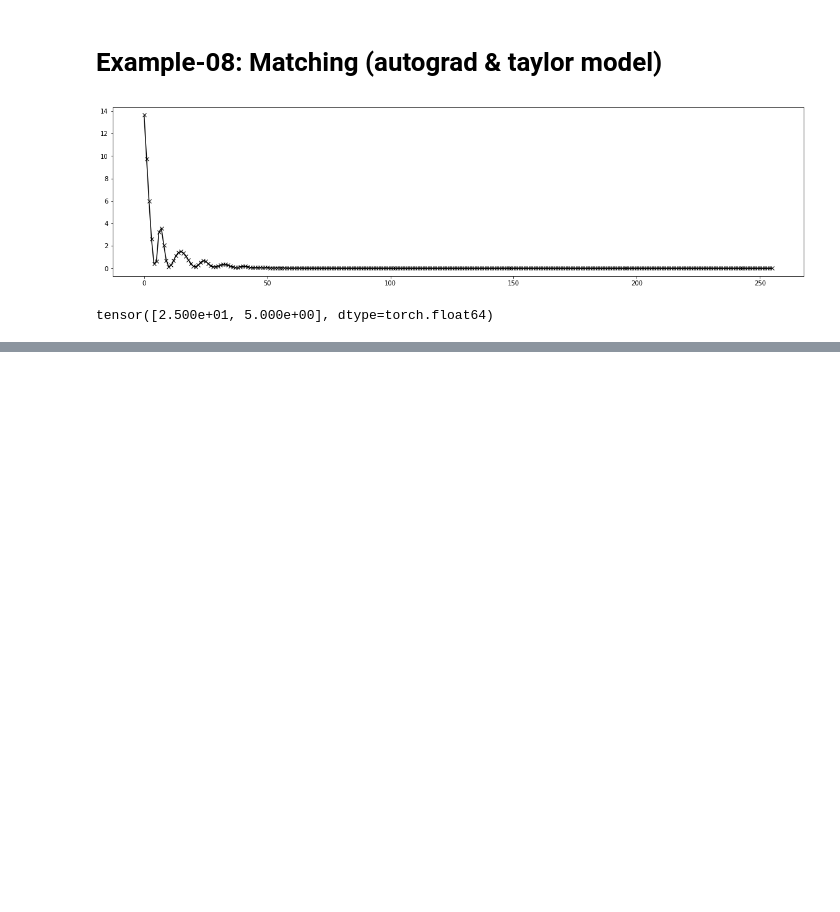
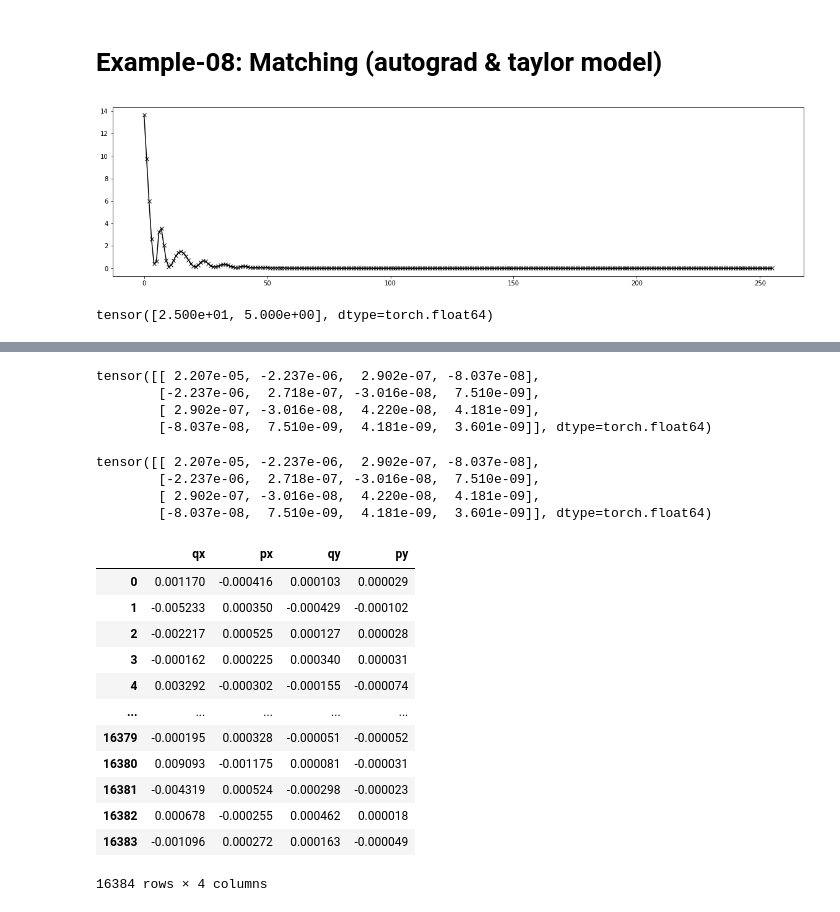
Before and after one commit to i-a-morozov/twiss, a Jupyter notebook: twiss.ipynb, the cells around one changed output, grey strips where cells are left out. Saved outputs shown, nothing was run; the diff lists cells and outputs as text; code cells hidden in the pictures; blank space fills up the shorter version.

```diff
--- a/twiss.ipynb
+++ b/twiss.ipynb
@@ -902,0 +940,11 @@ tensor([2.500e+01, 5.000e+00], dtype=torch.float64)
+# %%
+# Compute one-turn transport matrix
+
+x = torch.tensor([0.0, 0.0, 0.0, 0.0], dtype=torch.float64)
+k = torch.tensor([0.20, -0.01, -0.25, 0.01], dtype=torch.float64)
+
+m = torch.func.jacrev(fodo)(x, k)
+print(m)
+
+from twiss.wolski import is_stable
+print(is_stable(m))
@@ -902,0 +1026,42 @@ tensor([2.500e+01, 5.000e+00], dtype=torch.float64)
+# %%
+# Transformed beam covariance matrix (matrix)
+
+print((m @ beam).cov())
+# %% [output]
+tensor([[ 2.207e-05, -2.237e-06,  2.902e-07, -8.037e-08],
+        [-2.237e-06,  2.718e-07, -3.016e-08,  7.510e-09],
+        [ 2.902e-07, -3.016e-08,  4.220e-08,  4.181e-09],
+        [-8.037e-08,  7.510e-09,  4.181e-09,  3.601e-09]], dtype=torch.float64)
+# %%
+# Transformed beam covariance matrix (map)
+
+beam = torch.func.vmap(lambda x: fodo(x, k))(beam.T).T
+
+print(beam.cov())
+# %% [output]
+tensor([[ 2.207e-05, -2.237e-06,  2.902e-07, -8.037e-08],
+        [-2.237e-06,  2.718e-07, -3.016e-08,  7.510e-09],
+        [ 2.902e-07, -3.016e-08,  4.220e-08,  4.181e-09],
+        [-8.037e-08,  7.510e-09,  4.181e-09,  3.601e-09]], dtype=torch.float64)
+# %%
+# Prepare data frame for plotting
+
+import pandas
+
+df = pandas.DataFrame(beam.T.cpu().numpy())
+df.columns = ['qx', 'px', 'qy', 'py']
+df
+# %% [output]
+|  | qx | px | qy | py |
+| 0 | 0.001170 | -0.000416 | 0.000103 | 0.000029 |
+| 1 | -0.005233 | 0.000350 | -0.000429 | -0.000102 |
+| 2 | -0.002217 | 0.000525 | 0.000127 | 0.000028 |
+| 3 | -0.000162 | 0.000225 | 0.000340 | 0.000031 |
+| 4 | 0.003292 | -0.000302 | -0.000155 | -0.000074 |
+| ... | ... | ... | ... | ... |
+| 16379 | -0.000195 | 0.000328 | -0.000051 | -0.000052 |
+| 16380 | 0.009093 | -0.001175 | 0.000081 | -0.000031 |
+| 16381 | -0.004319 | 0.000524 | -0.000298 | -0.000023 |
+| 16382 | 0.000678 | -0.000255 | 0.000462 | 0.000018 |
+| 16383 | -0.001096 | 0.000272 | 0.000163 | -0.000049 |
+16384 rows × 4 columns
```
Also changed, not shown: parts of 10 cells of this notebook.
